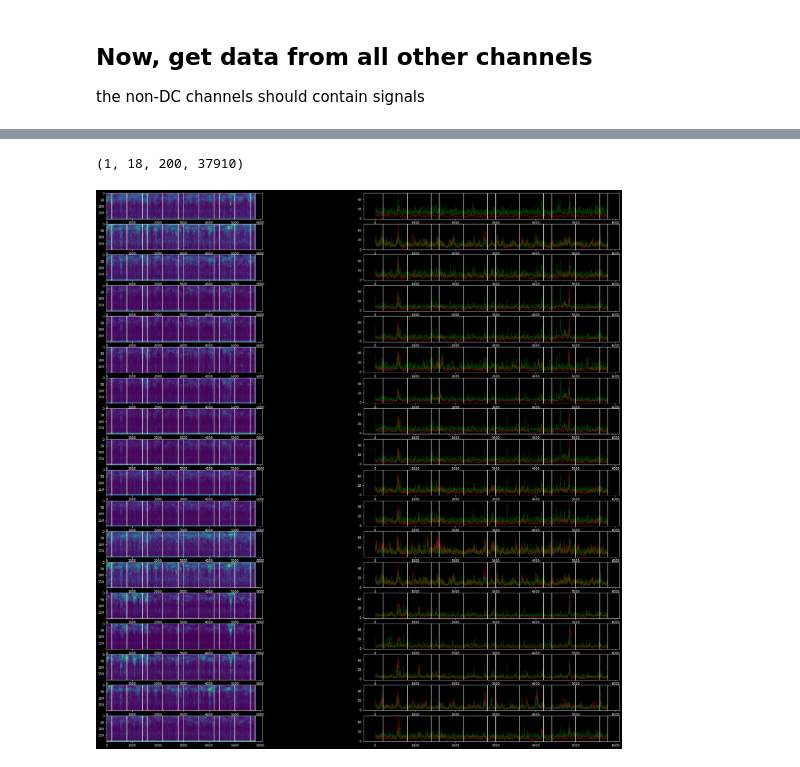
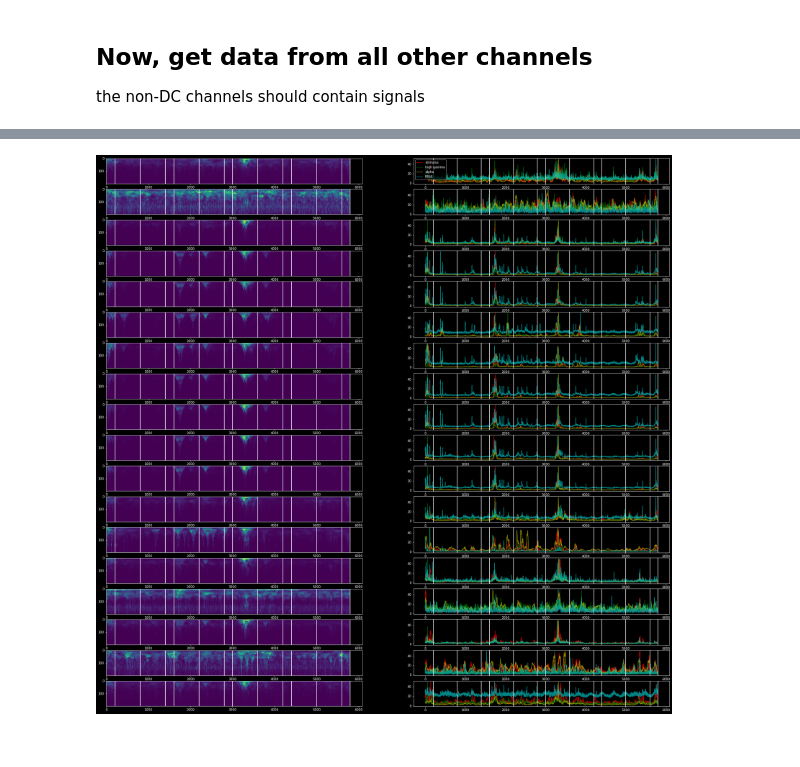
Before and after one commit to spinoza-centre/prf-seeg, a Jupyter notebook: notebooks/sEEG_1.ipynb, the cells around one changed output, grey strips where cells are left out. Saved outputs shown, nothing was run; the diff lists cells and outputs as text; code cells hidden in the pictures.

```diff
--- a/notebooks/sEEG_1.ipynb
+++ b/notebooks/sEEG_1.ipynb
@@ -86,14 +84,16 @@ print(data_onset_idx)
 ## Now, get data from all other channels
 the non-DC channels should contain signals
 # %%
+target_el = 'L'
 # raw_data.chnames
-data_channels = [ch for ch in raw_data.ch_names if 'POL L' in ch]
+data_channels = [ch for ch in raw_data.ch_names if f'POL {target_el}' in ch]
 
 # data_channels = [ch for ch in raw_data.ch_names if ch not in dc_channels]
 raw_data_np = raw_data.get_data(picks=data_channels, start=data_onset_idx)
 # %%
-freqs = np.logspace(0.3,2.3,200)
-# freqs = [15]
-tfr_data = tfr_array_multitaper(raw_data_np[np.newaxis,...], sfreq=500, freqs=freqs, n_jobs=4, decim=5, output='power')
+freqs = np.logspace(0.3, 2.3, 200)
+
+tfr_data = tfr_array_multitaper(
+    raw_data_np[np.newaxis, ...], sfreq=500, freqs=freqs, n_jobs=4, decim=5, output='power')
 # %% [output]
 [Parallel(n_jobs=4)]: Using backend LokyBackend with 4 concurrent workers.
@@ -100,36 +102,48 @@ tfr_data = tfr_array_multitaper(raw_data_np[np.newaxis,...], sfreq=500, freqs=fr
-# %%
-tfr_data.shape
-# %% [output]
-(1, 18, 200, 37910)
+# %%
+dfs = [pd.DataFrame(tfr_data[0,el].T, columns=freqs, index=np.arange(0,tfr_data.shape[-1]*0.01, 0.01)) for el in np.arange(tfr_data.shape[1])]
+for i, df in enumerate(dfs):
+    df.to_hdf(os.path.join(derivatives_dir, analysis_stage,
+            subj, edf_file.replace('.edf', '_tfr.h5')), key=f'{target_el}_{str(i).zfill(2)}', mode='a')
 # %%
 # plt.plot(tfr_data[0,0,:,::10].T)
 single_run_dur = int(58*500/5)
 stim_frequencies = (freqs < 16) & (freqs > 14)
-hg_frequencies = (freqs < 150) & (freqs > 50)
+hg_frequencies = (freqs < 120) & (freqs > 50)
+alpha_frequencies = (freqs < 12) & (freqs > 8)
+mua_frequencies = (freqs > 120)
 
-f, axs = plt.subplots(tfr_data.shape[1], 2, figsize=(32,32))
-for k in range(tfr_data.shape[1]): # electrodes
+f, axs = plt.subplots(tfr_data.shape[1], 2, figsize=(32, 32))
+for k in range(tfr_data.shape[1]):  # electrodes
     tfr_m = np.zeros((tfr_data.shape[2], single_run_dur))
-    for i, ch in enumerate(tfr_data[0,k]): # frequencies
+    for i, ch in enumerate(tfr_data[0, k]):  # frequencies
         rd = []
-        for j in range(6): # stim repeats
+        for j in range(6):  # stim repeats
             start_j = int(j*single_run_dur)
             rd.append(ch[start_j:start_j+single_run_dur])
         rd = np.array(rd)
-        rd /= rd.std(1)[:,np.newaxis]
+        rd /= rd.std(1)[:, np.newaxis]
         tfr_m[i] = np.median(rd, 0)
-    axs[k,0].imshow(tfr_m, aspect=5)
+    axs[k,0].imshow(tfr_m, aspect=3)
+
     stim_power = tfr_m[stim_frequencies].mean(0)
     stim_power /= stim_power.max()
-    axs[k,1].plot(stim_power*50, 'r', alpha=0.4)
+    axs[k,1].plot(stim_power*50, 'r', alpha=0.7, label='stimulus')
     hg_power = tfr_m[hg_frequencies].mean(0)
     hg_power /= hg_power.max()
-    axs[k,1].plot(hg_power*50, 'g', alpha=0.4)
-
+    axs[k,1].plot(hg_power*50, 'g', alpha=0.7, label='high gamma')
+    alpha_power = tfr_m[alpha_frequencies].mean(0)
+    alpha_power /= alpha_power.max()
+    axs[k,1].plot(alpha_power*50, 'y', alpha=0.7, label='alpha')
+    mua_power = tfr_m[mua_frequencies].mean(0)
+    mua_power /= mua_power.max()
+    axs[k,1].plot(mua_power*50, 'c', alpha=0.7, label='MUA')
+    if k == 0:
+        axs[k,1].legend()
 
     for x in np.cumsum(np.array([200, 600, 600, 200, 600, 600, 200, 600, 600, 200, 600, 600, 200])):
-        axs[k,0].axvline(x, c='w')
-        axs[k,1].axvline(x, c='w')
-plt.savefig(os.path.join(derivatives_dir, analysis_stage, subj, edf_file.replace('edf', 'pdf')))
+        axs[k, 0].axvline(x, c='w')
+        axs[k, 1].axvline(x, c='w')
+plt.savefig(os.path.join(derivatives_dir, analysis_stage,
+            subj, edf_file.replace('edf', 'pdf')))
 # %% [output]
-[figure, old version]
+[figure, new version]
```
Also changed, not shown: parts of 7 cells of this notebook.
